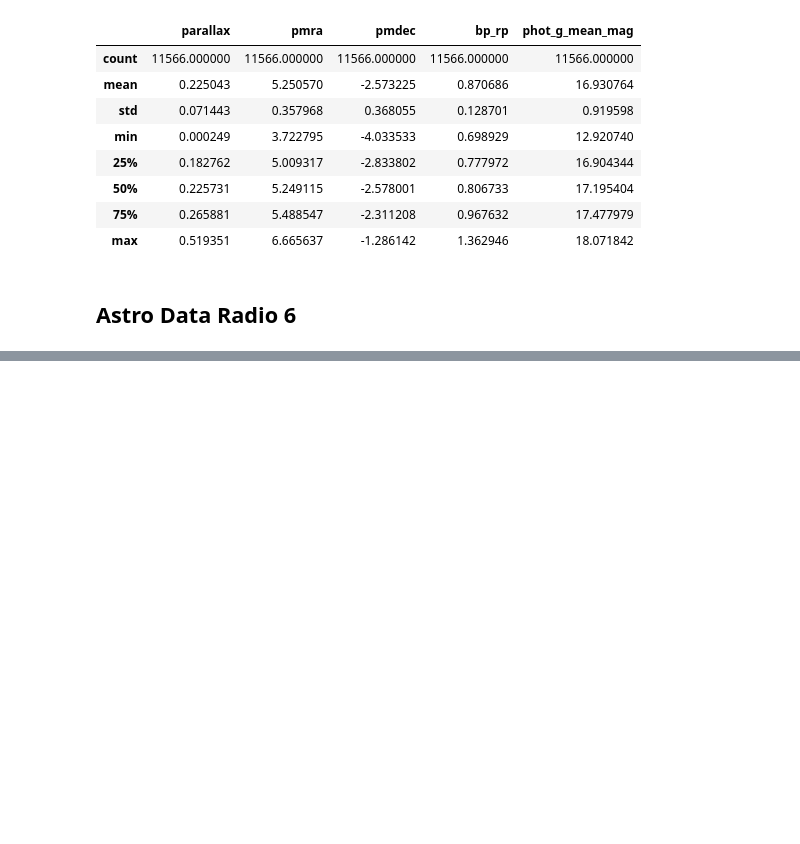
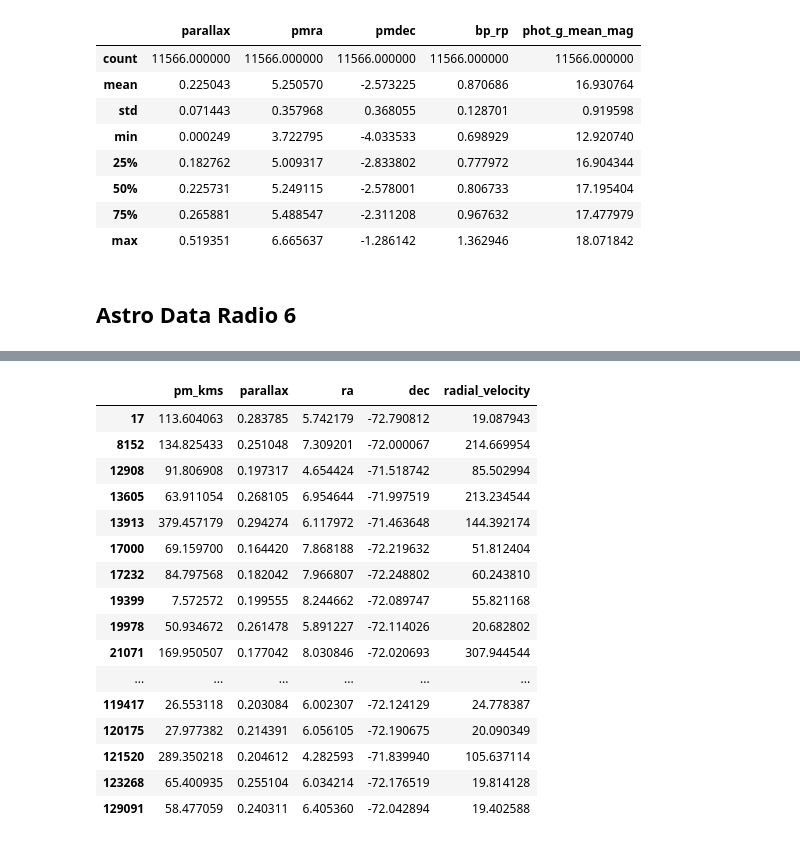
Before and after one commit to santhiperbolico/tfm-ucm-code, a Jupyter notebook: notebooks/memories/47_tucanae.ipynb, the cells around one changed output, grey strips where cells are left out. Saved outputs shown, nothing was run; the diff lists cells and outputs as text; code cells hidden in the pictures; blank space fills up the shorter version.

```diff
--- a/notebooks/memories/47_tucanae.ipynb
+++ b/notebooks/memories/47_tucanae.ipynb
@@ -223,0 +227,20 @@ gc_object.plot_cluster(highlight_stars=data, factor_size=10)
+# %%
+data.loc[:, ["pm_kms", "parallax", "ra", "dec", "radial_velocity"]]
+# %% [output]
+|  | pm_kms | parallax | ra | dec | radial_velocity |
+| 17 | 113.604063 | 0.283785 | 5.742179 | -72.790812 | 19.087943 |
+| 8152 | 134.825433 | 0.251048 | 7.309201 | -72.000067 | 214.669954 |
+| 12908 | 91.806908 | 0.197317 | 4.654424 | -71.518742 | 85.502994 |
+| 13605 | 63.911054 | 0.268105 | 6.954644 | -71.997519 | 213.234544 |
+| 13913 | 379.457179 | 0.294274 | 6.117972 | -71.463648 | 144.392174 |
+| 17000 | 69.159700 | 0.164420 | 7.868188 | -72.219632 | 51.812404 |
+| 17232 | 84.797568 | 0.182042 | 7.966807 | -72.248802 | 60.243810 |
+| 19399 | 7.572572 | 0.199555 | 8.244662 | -72.089747 | 55.821168 |
+| 19978 | 50.934672 | 0.261478 | 5.891227 | -72.114026 | 20.682802 |
+| 21071 | 169.950507 | 0.177042 | 8.030846 | -72.020693 | 307.944544 |
+| ... | ... | ... | ... | ... | ... |
+| 119417 | 26.553118 | 0.203084 | 6.002307 | -72.124129 | 24.778387 |
+| 120175 | 27.977382 | 0.214391 | 6.056105 | -72.190675 | 20.090349 |
+| 121520 | 289.350218 | 0.204612 | 4.282593 | -71.839940 | 105.637114 |
+| 123268 | 65.400935 | 0.255104 | 6.034214 | -72.176519 | 19.814128 |
+| 129091 | 58.477059 | 0.240311 | 6.405360 | -72.042894 | 19.402588 |
```
Also changed, not shown: parts of 10 cells of this notebook, 2 other files.
